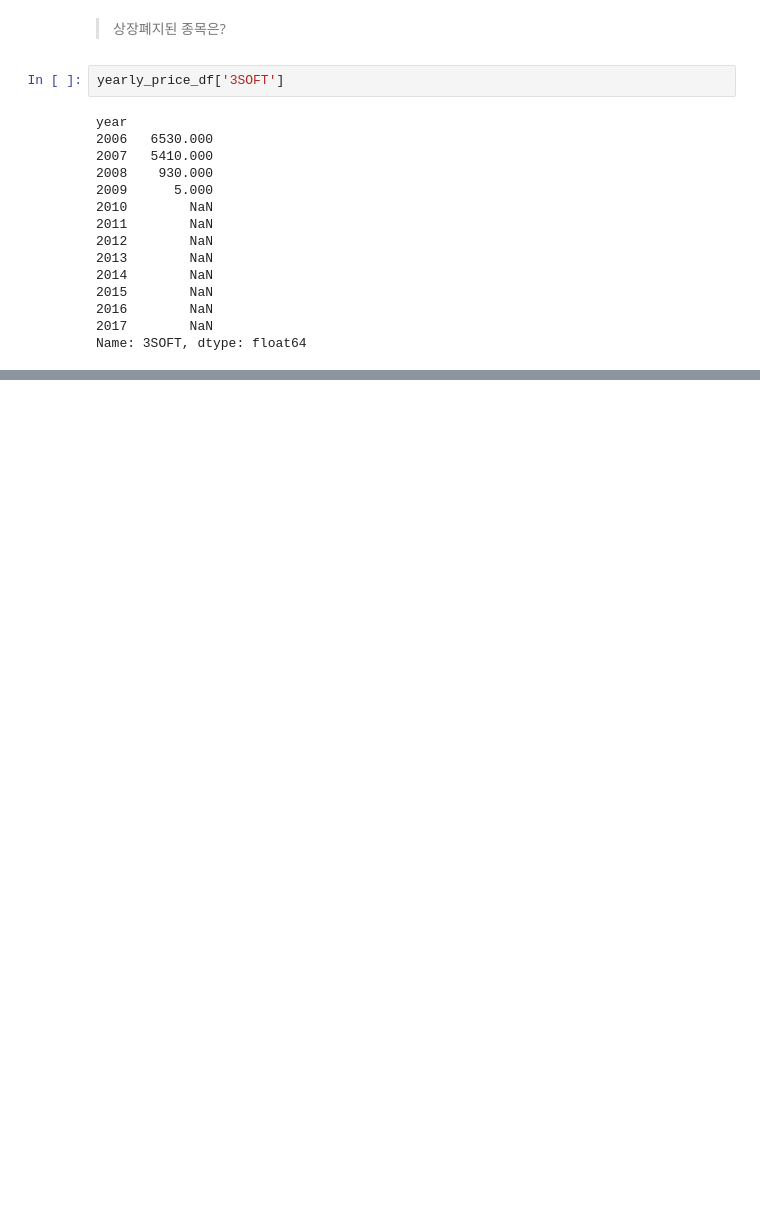
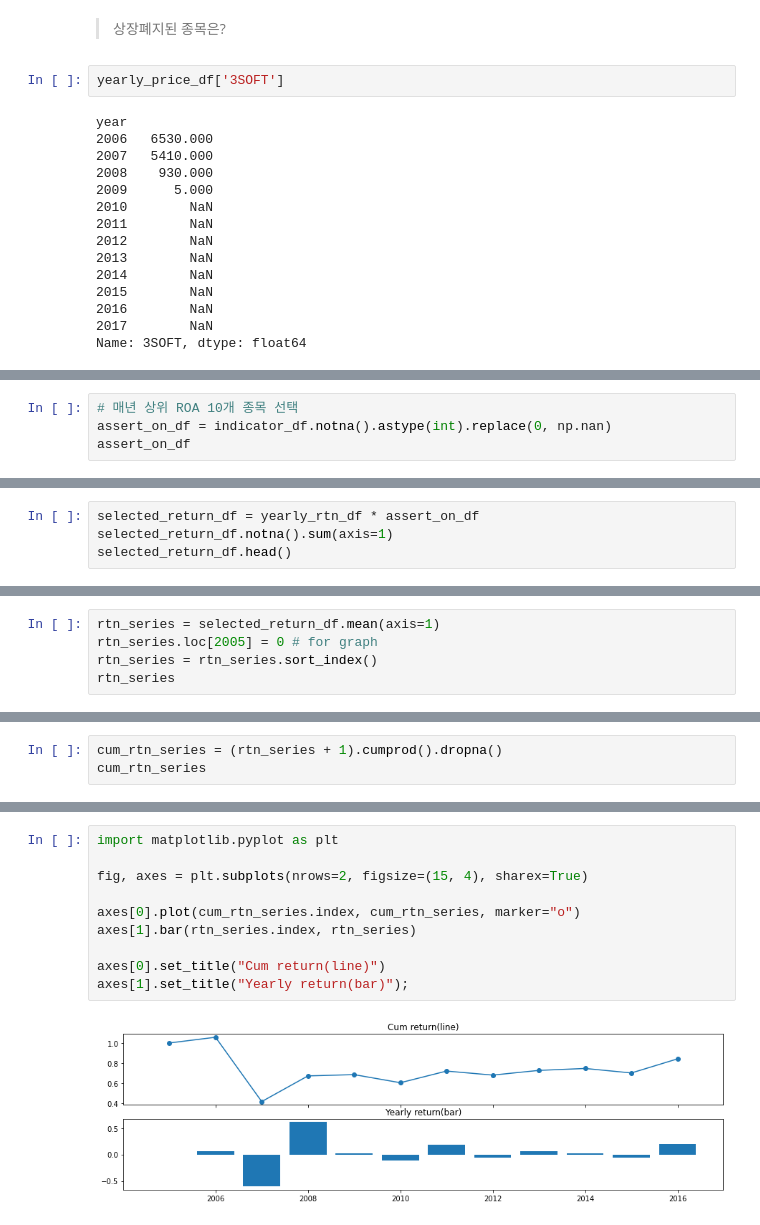
Before and after one commit to JihoQuant/Python-Pandas-Part-1, a Jupyter notebook: project.ipynb, the cells around one changed output, grey strips where cells are left out. Drawn from its saved outputs; the diff is of its cells as text; blank space fills up the shorter version.

```diff
--- a/project.ipynb
+++ b/project.ipynb
@@ -139,0 +247,4 @@ Name: 3SOFT, dtype: float64
+# %%
+# 매년 상위 ROA 10개 종목 선택
+assert_on_df = indicator_df.notna().astype(int).replace(0, np.nan)
+assert_on_df
@@ -139,0 +304,4 @@ Name: 3SOFT, dtype: float64
+# %%
+selected_return_df = yearly_rtn_df * assert_on_df
+selected_return_df.notna().sum(axis=1)
+selected_return_df.head()
@@ -139,0 +330,5 @@ Name: 3SOFT, dtype: float64
+# %%
+rtn_series = selected_return_df.mean(axis=1)
+rtn_series.loc[2005] = 0 # for graph
+rtn_series = rtn_series.sort_index()
+rtn_series
@@ -139,0 +351,3 @@ Name: 3SOFT, dtype: float64
+# %%
+cum_rtn_series = (rtn_series + 1).cumprod().dropna()
+cum_rtn_series
@@ -139,0 +369,12 @@ Name: 3SOFT, dtype: float64
+# %%
+import matplotlib.pyplot as plt
+
+fig, axes = plt.subplots(nrows=2, figsize=(15, 4), sharex=True)
+
+axes[0].plot(cum_rtn_series.index, cum_rtn_series, marker="o")
+axes[1].bar(rtn_series.index, rtn_series)
+
+axes[0].set_title("Cum return(line)")
+axes[1].set_title("Yearly return(bar)");
+# %% [output]
+[figure, added]
```
Also changed, not shown: parts of 20 cells of this notebook.
